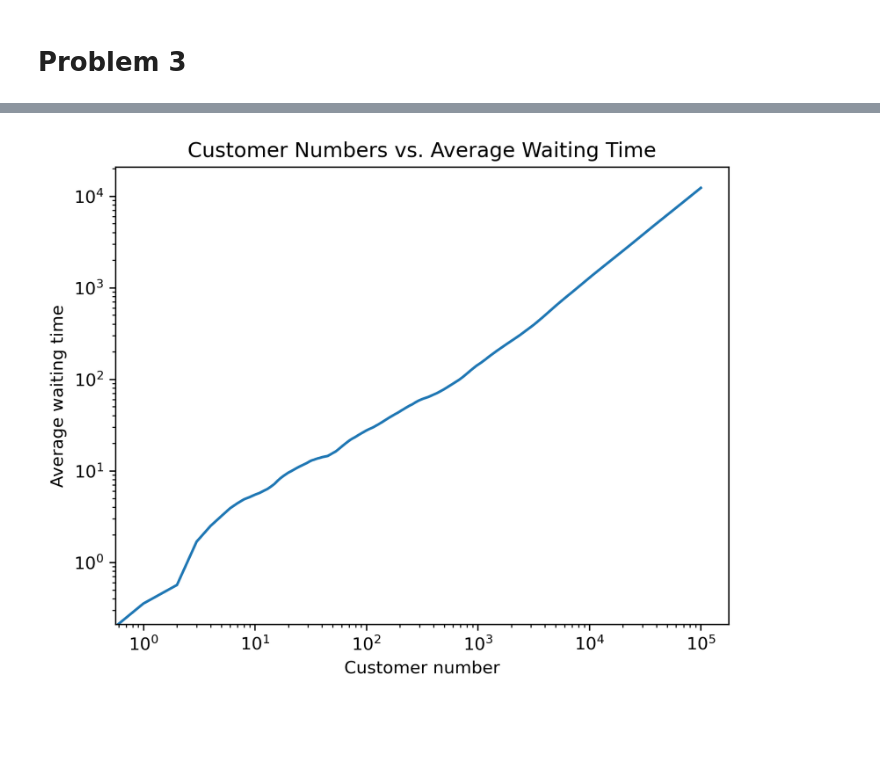
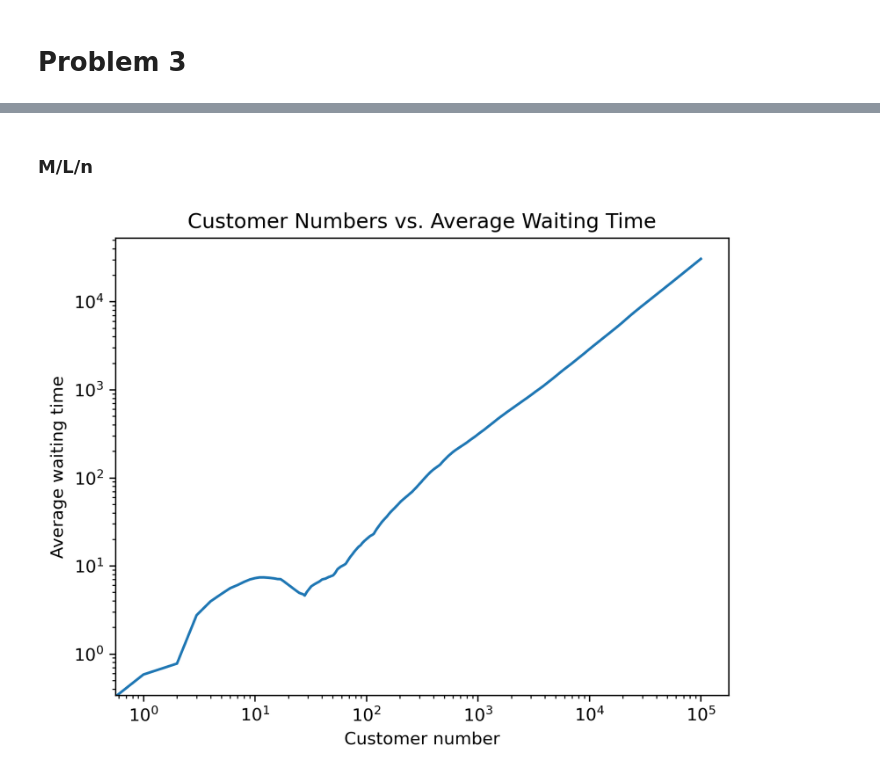
Before and after one commit to Asewlal01/WaitTimeExplorer, a Jupyter notebook: main.ipynb, the cells around one changed output, grey strips where cells are left out. Saved outputs shown, nothing was run; the diff lists cells and outputs as text; code cells hidden in the pictures; blank space fills up the shorter version.

```diff
--- a/main.ipynb
+++ b/main.ipynb
@@ -15,7 +15,7 @@ from Analysis import *
 # %% [markdown]
 # Constant Parameters
 # %%
-customers = 100000
+customers = 1000000
 # %% [markdown]
 # Problem 2
 # %% [markdown]
@@ -61,22 +59,27 @@ Average waiting time: 4.784753368150444 +- 0.03216015432773846
+# %% [markdown]
+### M/L/n
 # %%
 # How does the average waiting time change with customer number
-mu = [1, 5]
+
+# Parameters
+rho = 0.9
+mu = [1., 1/5]
 p = 0.75
 w = simulate_MLn(customers, rho, mu, p, 1)
 
 # Get means
 waiting_means = np.cumsum(w) / np.arange(1, customers + 1)
 
 plt.figure(dpi=300)
 plt.title('Customer Numbers vs. Average Waiting Time')
 plt.ylabel('Average waiting time')
 plt.xlabel('Customer number')
 plt.plot(waiting_means)
 plt.xscale('log')
 plt.yscale('log')
 plt.show()
 # %% [output]
-[figure, old version]
+[figure, new version]
 # %%
 # Show the distributions of waiting times in M/L/1 and M/L/n
 waiting = simulate_MLn(customers, rho, mu, p, 1)
```
Also changed, not shown: parts of 5 cells of this notebook.
